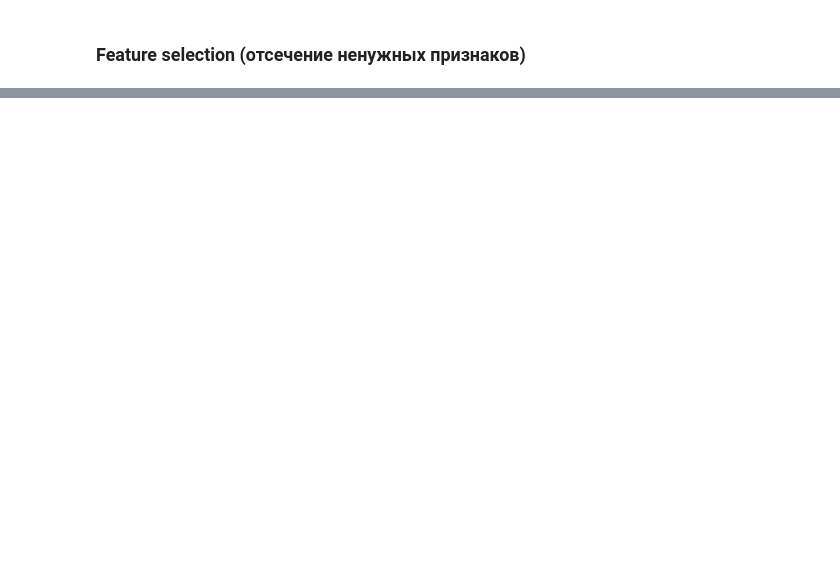
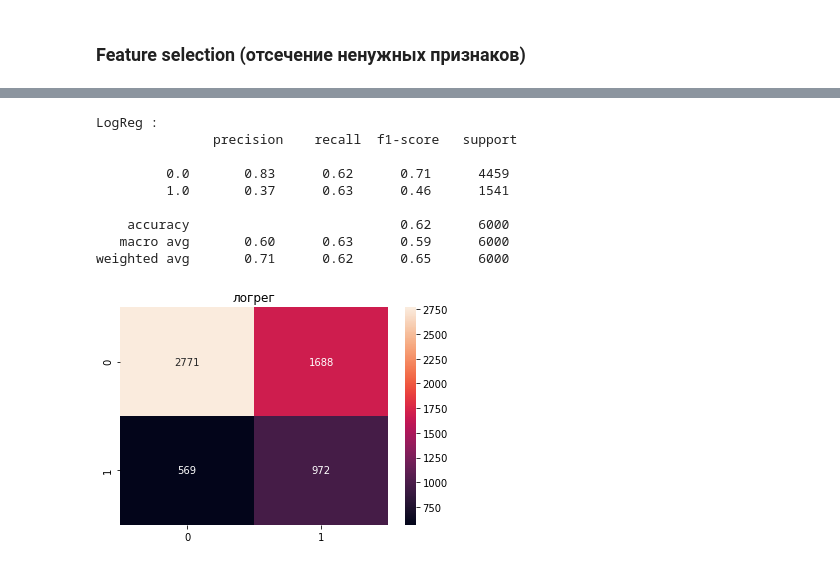
Before and after one commit to maximenkooo/ChurnPrediction, a Jupyter notebook: ChurnPrediction.ipynb, the cells around one changed output, grey strips where cells are left out. Cells and saved outputs as stored; diff of their text form; code cells hidden in the pictures; blank space fills up the shorter version.

```diff
--- a/ChurnPrediction.ipynb
+++ b/ChurnPrediction.ipynb
@@ -527,0 +466,15 @@ Name: pred_prob, dtype: float64
+# %%
+more_imp_col = [c for c, v in feat_imp.items() if np.abs(v) > 0.1]
+# %%
+plot_conf_matrix(log_X[more_imp_col],y,best_clf.best_params_['classifier'],'логрег', print_score=True)
+# %% [output]
+LogReg :
+               precision    recall  f1-score   support
+
+         0.0       0.83      0.62      0.71      4459
+         1.0       0.37      0.63      0.46      1541
+
+    accuracy                           0.62      6000
+   macro avg       0.60      0.63      0.59      6000
+weighted avg       0.71      0.62      0.65      6000
+[figure, added]
```
Also changed, not shown: parts of 50 cells of this notebook.
